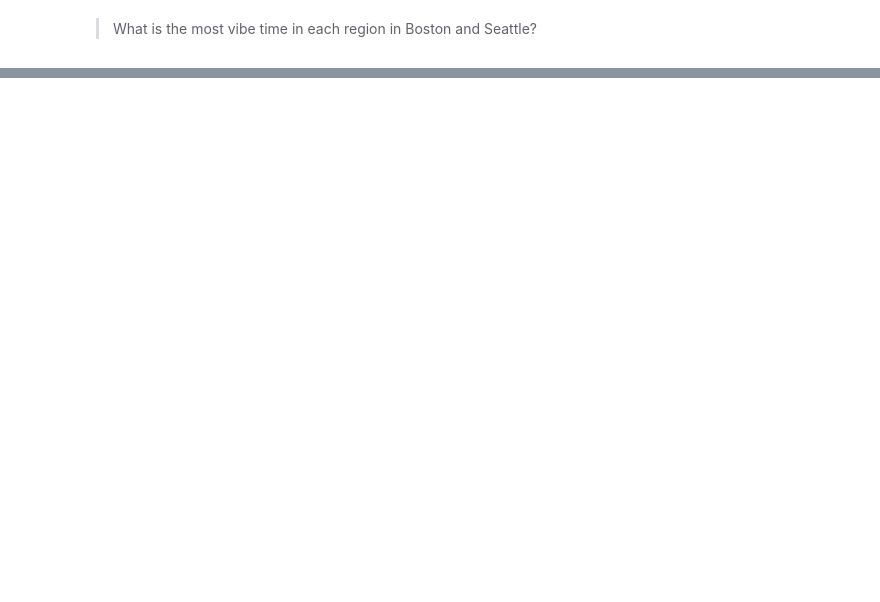
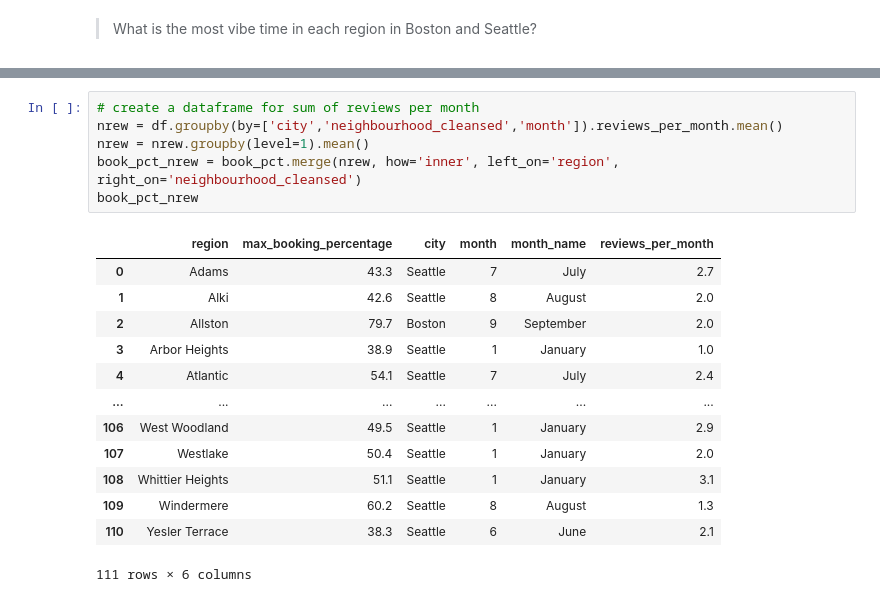
Before and after one commit to GinnCheng/Proj-Kaggle-Airbnb, a Jupyter notebook: main_script.ipynb, the cells around one changed output, grey strips where cells are left out. Drawn from its saved outputs; the diff is of its cells as text; blank space fills up the shorter version.

```diff
--- a/main_script.ipynb
+++ b/main_script.ipynb
@@ -217,0 +285,20 @@ grouped
+# %%
+# create a dataframe for sum of reviews per month
+nrew = df.groupby(by=['city','neighbourhood_cleansed','month']).reviews_per_month.mean()
+nrew = nrew.groupby(level=1).mean()
+book_pct_nrew = book_pct.merge(nrew, how='inner', left_on='region', right_on='neighbourhood_cleansed')
+book_pct_nrew
+# %% [output]
+|  | region | max_booking_percentage | city | month | month_name | reviews_per_month |
+| 0 | Adams | 43.3 | Seattle | 7 | July | 2.7 |
+| 1 | Alki | 42.6 | Seattle | 8 | August | 2.0 |
+| 2 | Allston | 79.7 | Boston | 9 | September | 2.0 |
+| 3 | Arbor Heights | 38.9 | Seattle | 1 | January | 1.0 |
+| 4 | Atlantic | 54.1 | Seattle | 7 | July | 2.4 |
+| ... | ... | ... | ... | ... | ... | ... |
+| 106 | West Woodland | 49.5 | Seattle | 1 | January | 2.9 |
+| 107 | Westlake | 50.4 | Seattle | 1 | January | 2.0 |
+| 108 | Whittier Heights | 51.1 | Seattle | 1 | January | 3.1 |
+| 109 | Windermere | 60.2 | Seattle | 8 | August | 1.3 |
+| 110 | Yesler Terrace | 38.3 | Seattle | 6 | June | 2.1 |
+111 rows × 6 columns
```
Also changed, not shown: parts of 23 cells of this notebook.
